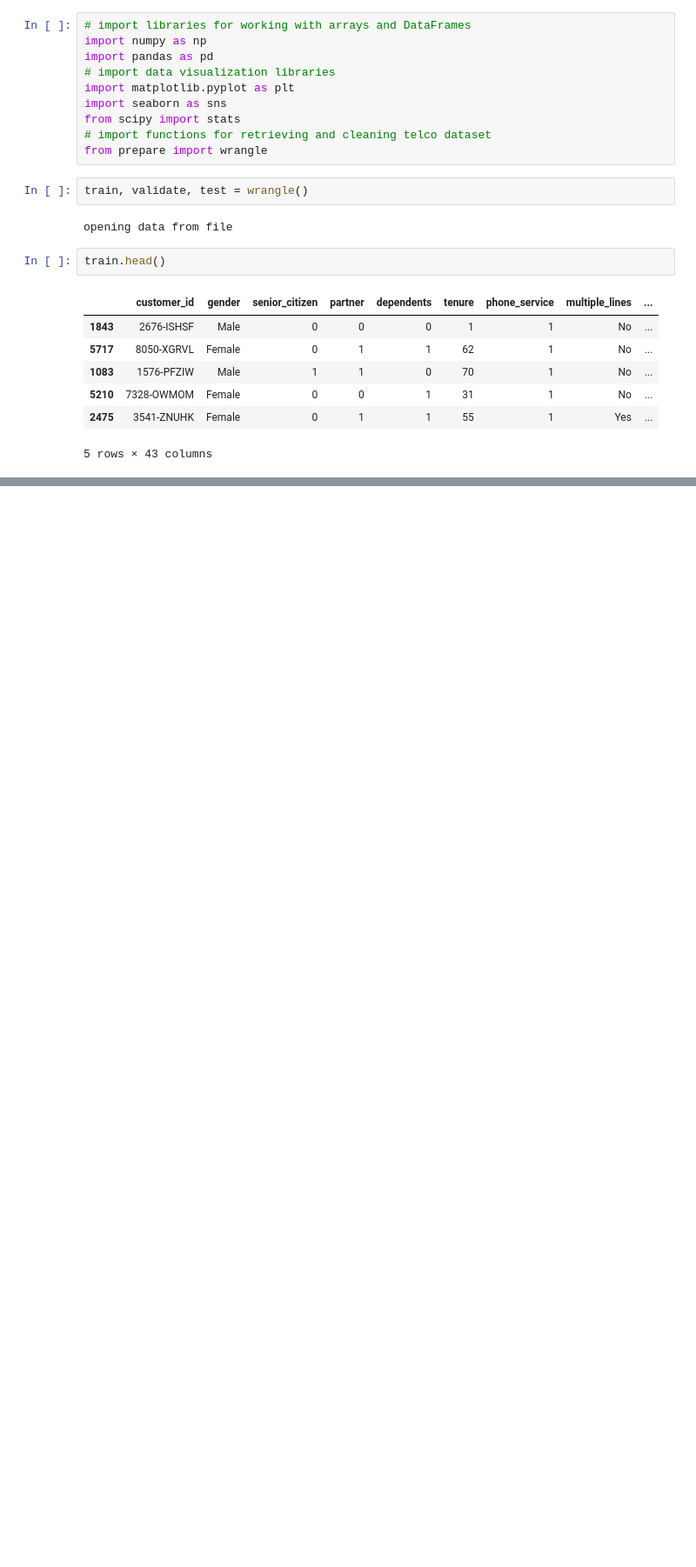
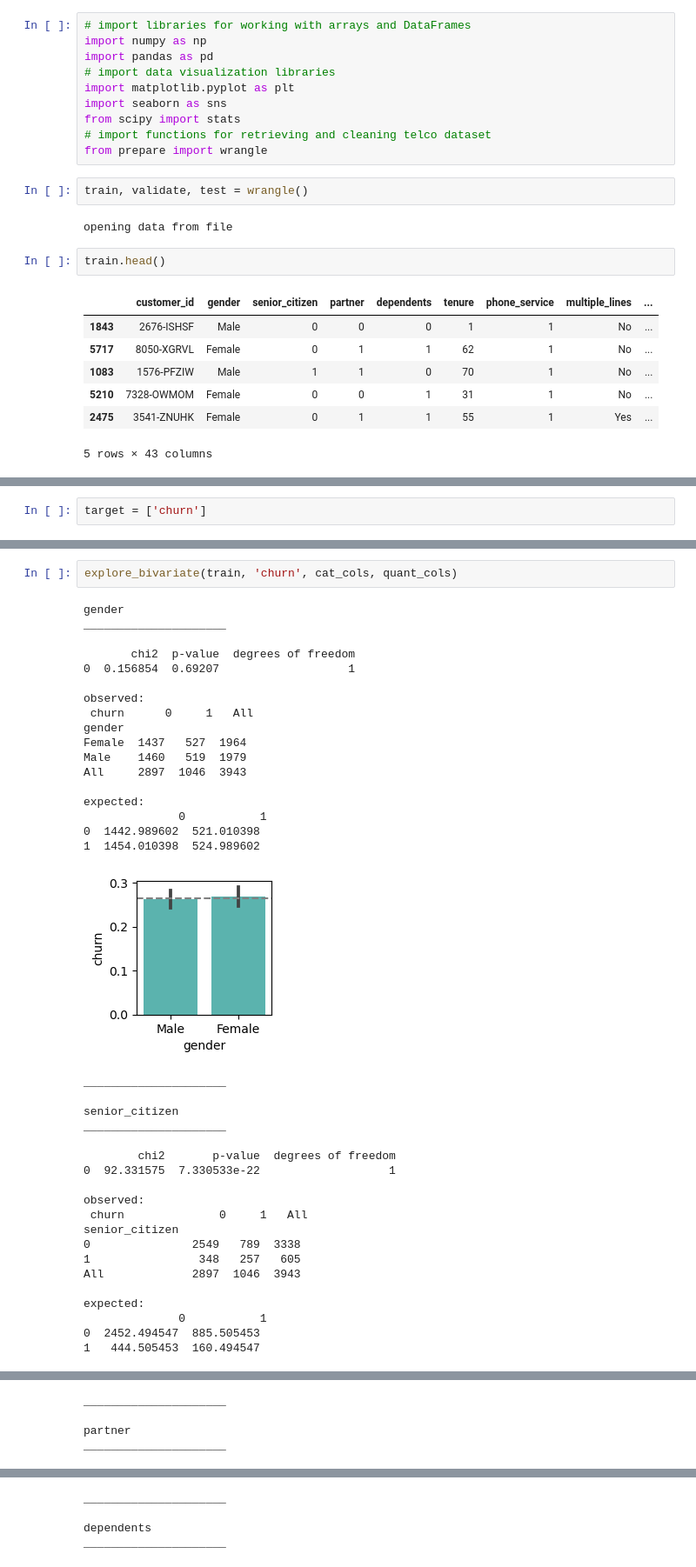
Before and after one commit to Adam-Harris87/classification-project, a Jupyter notebook: explore.ipynb, the cells around one changed output, grey strips where cells are left out. Shown at 87% size. Cells and saved outputs as stored; diff of their text form; blank space fills up the shorter version.

```diff
--- a/explore.ipynb
+++ b/explore.ipynb
@@ -52,0 +61,2 @@ Index(['customer_id', 'gender', 'multiple_lines', 'online_security',
+# %%
+target = ['churn']
@@ -101,0 +290,40 @@ _________________________________________________________________
+# %%
+explore_bivariate(train, 'churn', cat_cols, quant_cols)
+# %% [output]
+gender
+_____________________
+
+       chi2  p-value  degrees of freedom
+0  0.156854  0.69207                   1
+
+observed:
+ churn      0     1   All
+gender
+Female  1437   527  1964
+Male    1460   519  1979
+All     2897  1046  3943
+
+expected:
+              0           1
+0  1442.989602  521.010398
+1  1454.010398  524.989602
+[figure, added]
+_____________________
+
+senior_citizen
+_____________________
+
+        chi2       p-value  degrees of freedom
+0  92.331575  7.330533e-22                   1
+
+observed:
+ churn              0     1   All
+senior_citizen
+0               2549   789  3338
+1                348   257   605
+All             2897  1046  3943
+
+expected:
+              0           1
+0  2452.494547  885.505453
+1   444.505453  160.494547
@@ -101,0 +331,4 @@ _________________________________________________________________
+_____________________
+
+partner
+_____________________
@@ -101,0 +350,4 @@ _________________________________________________________________
+_____________________
+
+dependents
+_____________________
```
Also changed, not shown: parts of 35 cells of this notebook.
